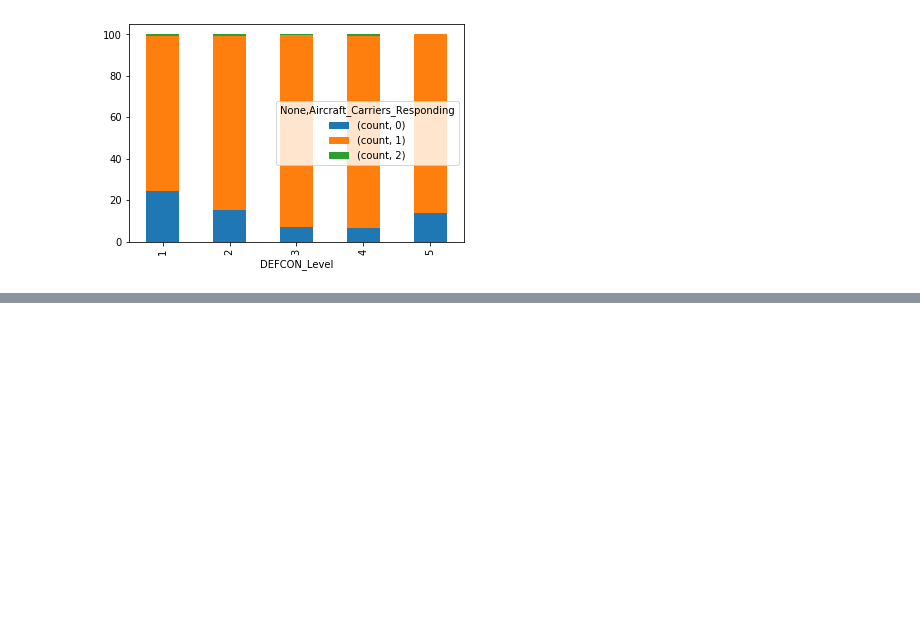
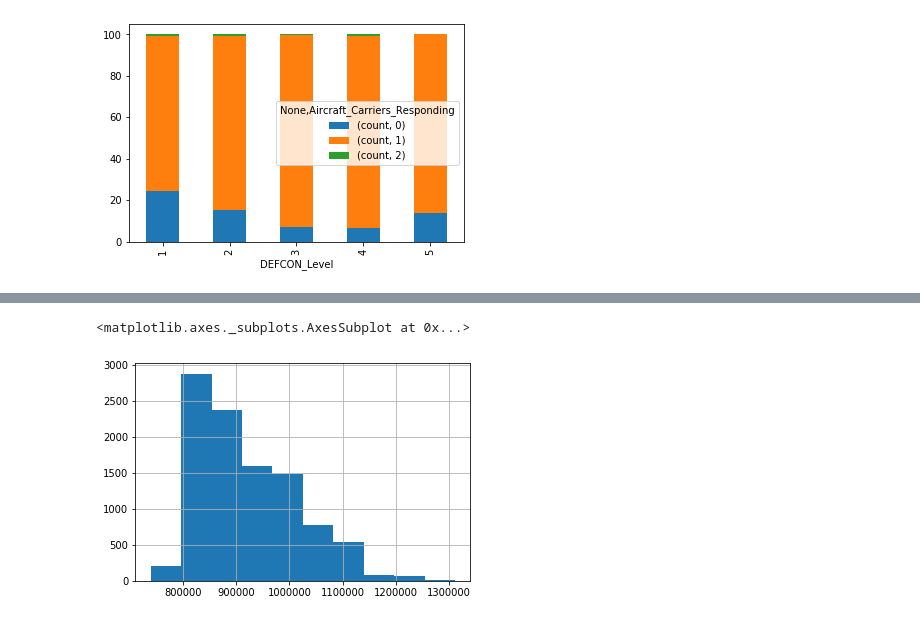
Before and after one commit to diegoesperguin/DEFCON, a Jupyter notebook: predict_DEFCON.ipynb, the cells around one changed output, grey strips where cells are left out. Saved outputs shown, nothing was run; the diff lists cells and outputs as text; code cells hidden in the pictures; blank space fills up the shorter version.

```diff
--- a/predict_DEFCON.ipynb
+++ b/predict_DEFCON.ipynb
@@ -496,0 +514,5 @@ df_air.unstack().plot(kind='bar',stacked=True)
+# %%
+df["Troops_Mobilized(thousands)"].hist()
+# %% [output]
+<matplotlib.axes._subplots.AxesSubplot at 0x...>
+[figure, added]
```
Also changed, not shown: parts of 6 cells of this notebook.
